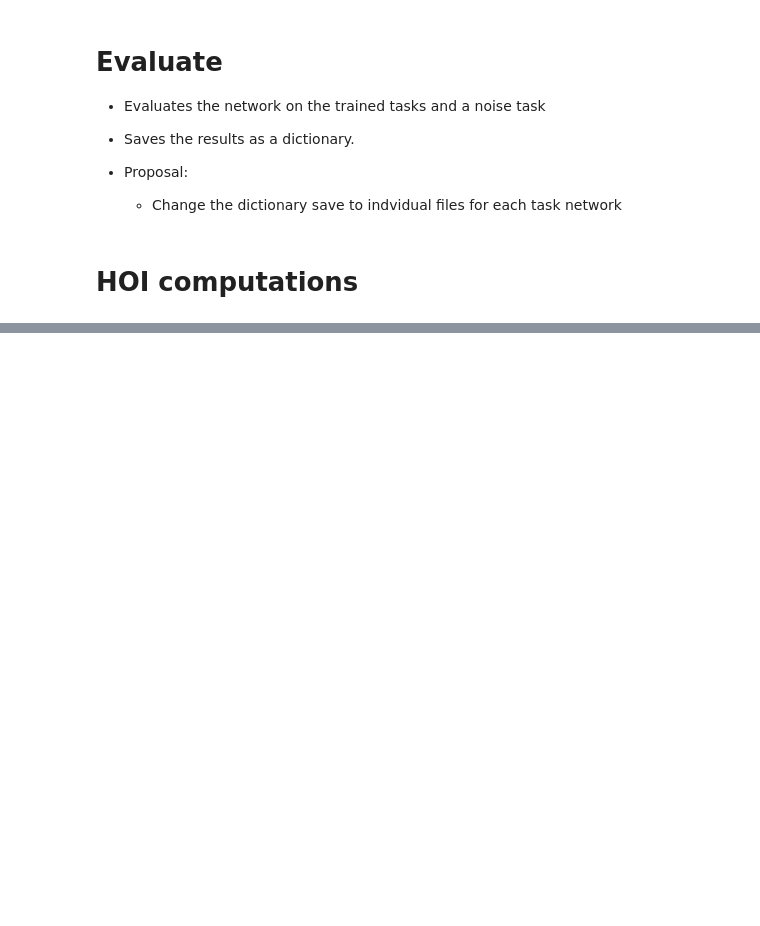
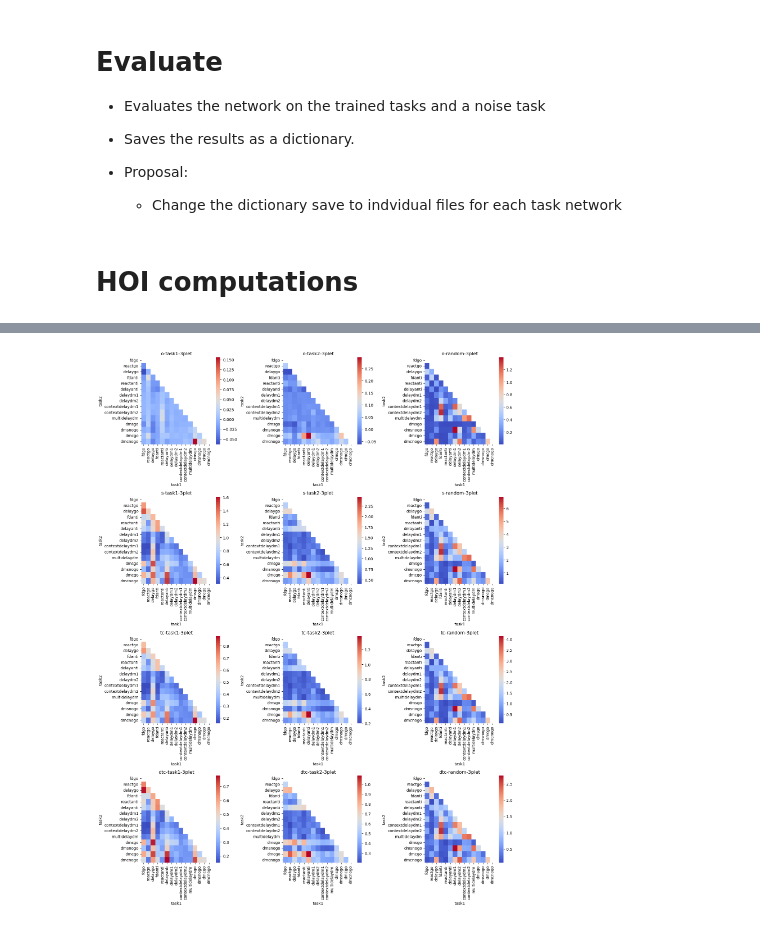
Before and after one commit to SalvadorCalanni/LACONEU25_group_project, a Jupyter notebook: Ori_repo_and_data/pipeline24.ipynb, the cells around one changed output, grey strips where cells are left out. Cells and saved outputs as stored; diff of their text form; code cells hidden in the pictures; blank space fills up the shorter version.

```diff
--- a/Ori_repo_and_data/pipeline24.ipynb
+++ b/Ori_repo_and_data/pipeline24.ipynb
@@ -175,0 +211,24 @@ concatenated_meanhoi.to_csv('concatenated_meanhoi_trimmed_24.csv')
+# %%
+
+#just use the random task and order = 3
+fig,axes = plt.subplots(4,3,figsize=(15,20))
+axes = axes.flatten()
+axcounter = 0
+for metricind,metric in enumerate(["o","s","tc","dtc"]):
+    for taskind,task in enumerate(["task1","task2","random"]):
+        if task == "random":
+            subselect_meanhoi = concatenated_meanhoi[(concatenated_meanhoi['order'] == 3) & (concatenated_meanhoi['task'] == 'random')]
+        else:
+            subselect_meanhoi = concatenated_meanhoi[(concatenated_meanhoi['order'] == 3) & (concatenated_meanhoi['task'] == concatenated_meanhoi[task])]
+        # Create a pivot table with tasks list as the order reference
+        pivot_table = subselect_meanhoi.pivot(index='task2', columns='task1', values=metric).reindex(index=tasks, columns=tasks)
+        # Create a heatmap
+        #plt.figure(figsize=(5, 5))
+        sns.heatmap(pivot_table, cmap='coolwarm',ax=axes[axcounter] )#, cbar_kws={'label': 'o'}), annot=True
+        axes[axcounter].set_title(f'{metric}-{task}-3plet')
+        #plt.show()
+        axcounter+=1
+plt.tight_layout()
+plt.show()
+# %% [output]
+[figure, added]
```
Also changed, not shown: parts of 7 cells of this notebook.
